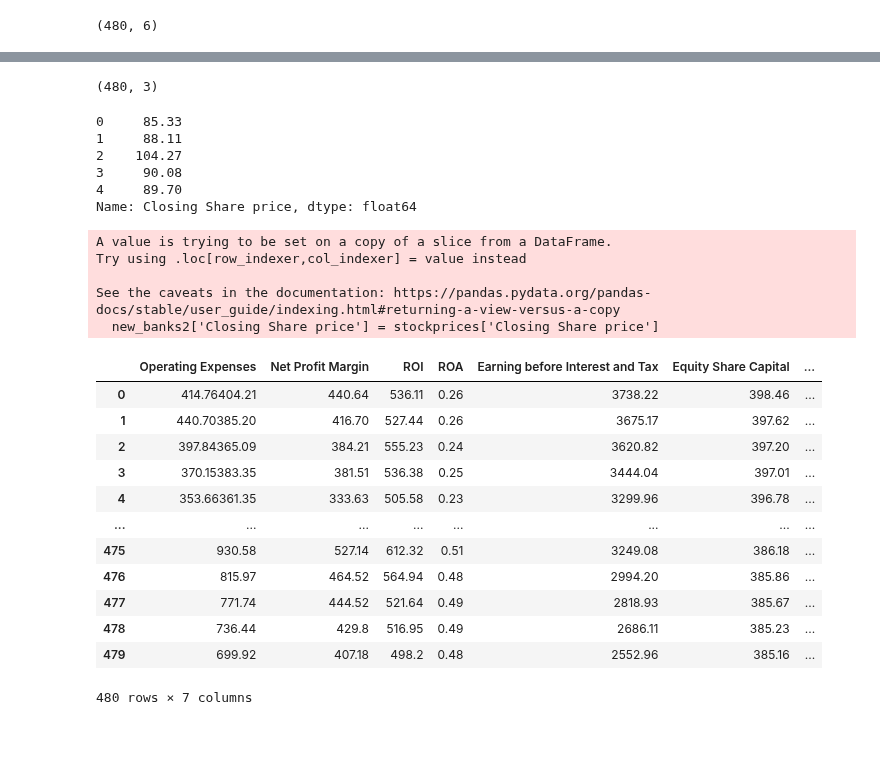
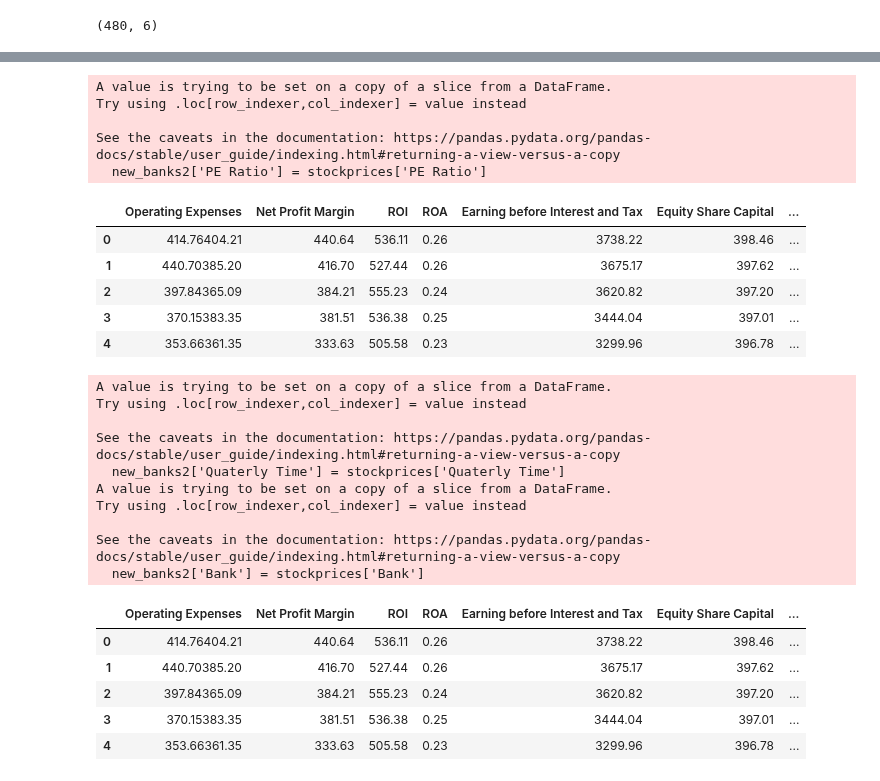
Before and after one commit to PranavChandra20/MLSL1, a Jupyter notebook: MLSL1-Updated.ipynb, the cells around one changed output, grey strips where cells are left out. Saved outputs shown, nothing was run; the diff lists cells and outputs as text; code cells hidden in the pictures; blank space fills up the shorter version.

```diff
--- a/MLSL1-Updated.ipynb
+++ b/MLSL1-Updated.ipynb
@@ -112,4 +111,0 @@ stockprices.head()
-# %%
-stockprices.shape
-# %% [output]
-(480, 3)
@@ -118,33 +112,40 @@ closing_share_price = stockprices["Closing Share price"]
+# %%
+new_banks2['PE Ratio'] = stockprices['PE Ratio']
+# %% [output]
+A value is trying to be set on a copy of a slice from a DataFrame.
+Try using .loc[row_indexer,col_indexer] = value instead
+
+See the caveats in the documentation: https://pandas.pydata.org/pandas-docs/stable/user_guide/indexing.html#returning-a-view-versus-a-copy
+  new_banks2['PE Ratio'] = stockprices['PE Ratio']
 # %%
-closing_share_price.head()
+new_banks2.head()
 # %% [output]
-0     85.33
-1     88.11
-2    104.27
-3     90.08
-4     89.70
-Name: Closing Share price, dtype: float64
+|  | Operating Expenses | Net Profit Margin | ROI | ROA | Earning before Interest and Tax | Equity Share Capital | ... |
+| 0 | 414.76404.21 | 440.64 | 536.11 | 0.26 | 3738.22 | 398.46 | ... |
+| 1 | 440.70385.20 | 416.70 | 527.44 | 0.26 | 3675.17 | 397.62 | ... |
+| 2 | 397.84365.09 | 384.21 | 555.23 | 0.24 | 3620.82 | 397.20 | ... |
+| 3 | 370.15383.35 | 381.51 | 536.38 | 0.25 | 3444.04 | 397.01 | ... |
+| 4 | 353.66361.35 | 333.63 | 505.58 | 0.23 | 3299.96 | 396.78 | ... |
-# %%
-new_banks2['Closing Share price'] = stockprices['Closing Share price']
-# %% [output]
-A value is trying to be set on a copy of a slice from a DataFrame.
-Try using .loc[row_indexer,col_indexer] = value instead
-
-See the caveats in the documentation: https://pandas.pydata.org/pandas-docs/stable/user_guide/indexing.html#returning-a-view-versus-a-copy
-  new_banks2['Closing Share price'] = stockprices['Closing Share price']
+# %%
+new_banks2['Quaterly Time'] = stockprices['Quaterly Time']
+new_banks2['Bank'] = stockprices['Bank']
+# %% [output]
+A value is trying to be set on a copy of a slice from a DataFrame.
+Try using .loc[row_indexer,col_indexer] = value instead
+
+See the caveats in the documentation: https://pandas.pydata.org/pandas-docs/stable/user_guide/indexing.html#returning-a-view-versus-a-copy
+  new_banks2['Quaterly Time'] = stockprices['Quaterly Time']
+A value is trying to be set on a copy of a slice from a DataFrame.
+Try using .loc[row_indexer,col_indexer] = value instead
+
+See the caveats in the documentation: https://pandas.pydata.org/pandas-docs/stable/user_guide/indexing.html#returning-a-view-versus-a-copy
+  new_banks2['Bank'] = stockprices['Bank']
 # %%
-new_banks2.
+new_banks2.head()
 # %% [output]
 |  | Operating Expenses | Net Profit Margin | ROI | ROA | Earning before Interest and Tax | Equity Share Capital | ... |
 | 0 | 414.76404.21 | 440.64 | 536.11 | 0.26 | 3738.22 | 398.46 | ... |
 | 1 | 440.70385.20 | 416.70 | 527.44 | 0.26 | 3675.17 | 397.62 | ... |
 | 2 | 397.84365.09 | 384.21 | 555.23 | 0.24 | 3620.82 | 397.20 | ... |
 | 3 | 370.15383.35 | 381.51 | 536.38 | 0.25 | 3444.04 | 397.01 | ... |
 | 4 | 353.66361.35 | 333.63 | 505.58 | 0.23 | 3299.96 | 396.78 | ... |
-| ... | ... | ... | ... | ... | ... | ... | ... |
-| 475 | 930.58 | 527.14 | 612.32 | 0.51 | 3249.08 | 386.18 | ... |
-| 476 | 815.97 | 464.52 | 564.94 | 0.48 | 2994.20 | 385.86 | ... |
-| 477 | 771.74 | 444.52 | 521.64 | 0.49 | 2818.93 | 385.67 | ... |
-| 478 | 736.44 | 429.8 | 516.95 | 0.49 | 2686.11 | 385.23 | ... |
-| 479 | 699.92 | 407.18 | 498.2 | 0.48 | 2552.96 | 385.16 | ... |
-480 rows × 7 columns
```
Also changed, not shown: parts of 6 cells of this notebook.
